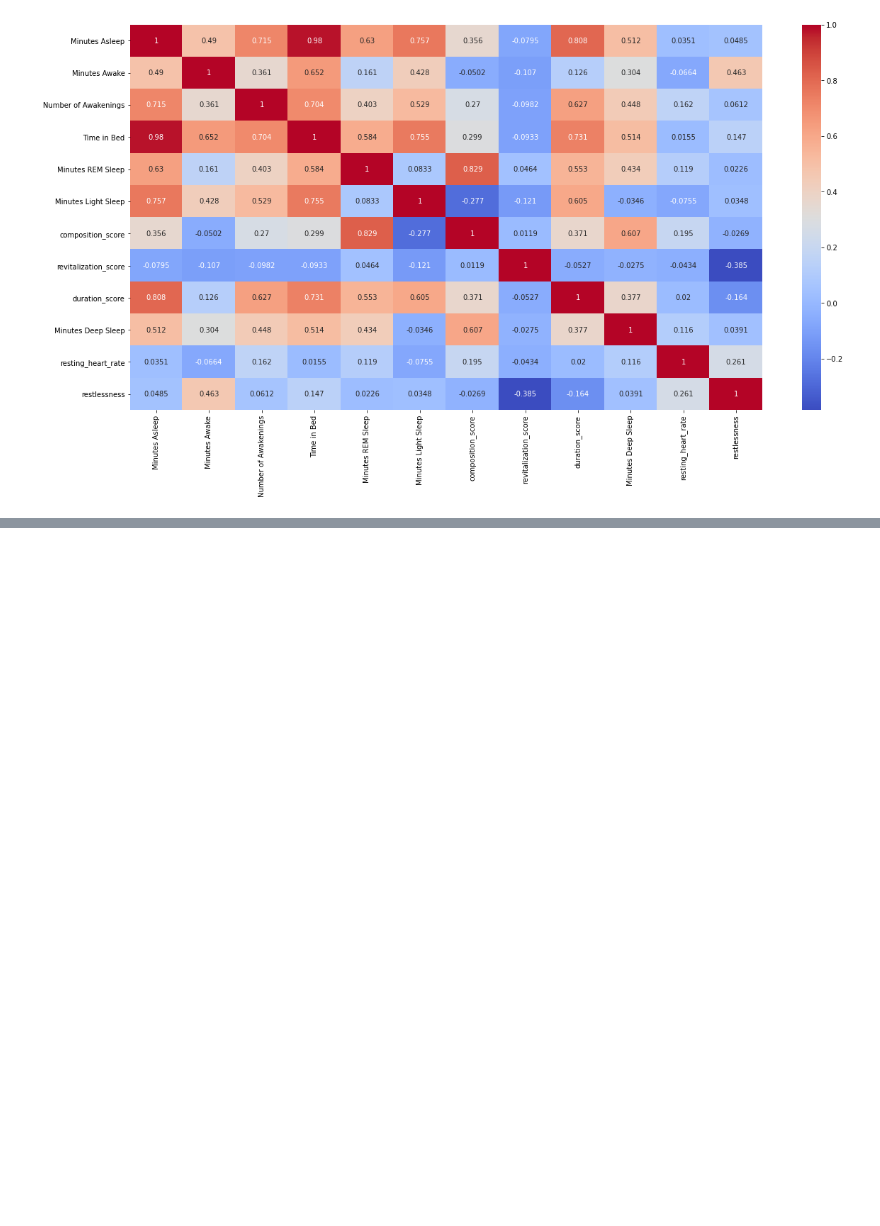
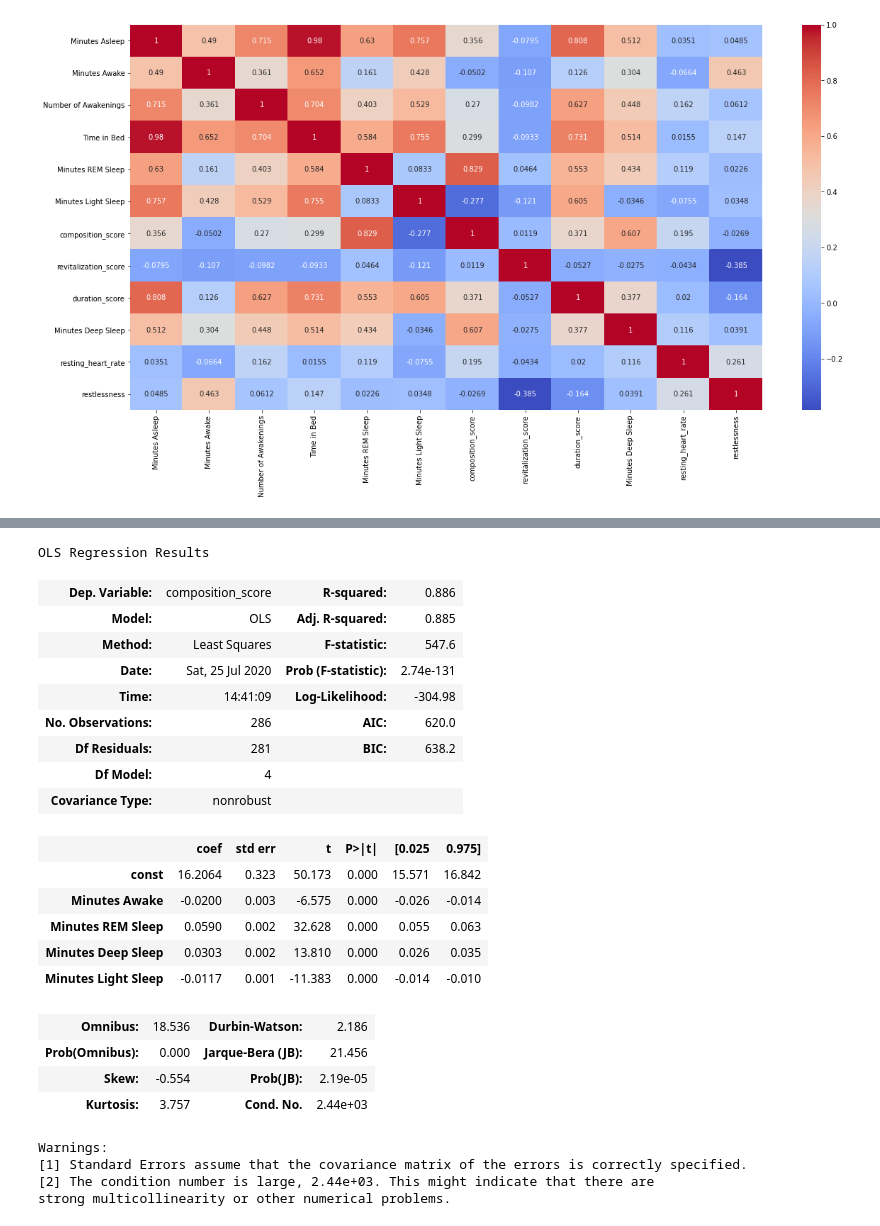
Before and after one commit to JoBe10/Fitbit-Sleep-Score, a Jupyter notebook: Sleep_Scores/Fitbit_Sleep_Score_Secret.ipynb, the cells around one changed output, grey strips where cells are left out. Cells and saved outputs as stored; diff of their text form; code cells hidden in the pictures; blank space fills up the shorter version.

```diff
--- a/Sleep_Scores/Fitbit_Sleep_Score_Secret.ipynb
+++ b/Sleep_Scores/Fitbit_Sleep_Score_Secret.ipynb
@@ -190,0 +263,31 @@ def plot_relationships(df, num_cols):
+# %%
+# Run a first regression and inspect the results
+X3 = sm.add_constant(composition_data[composition_data.columns[:4]])
+est_2 = sm.OLS(composition_data['composition_score'], X3)
+est3 = est_2.fit()
+est3.summary()
+# %% [output]
+OLS Regression Results
+| Dep. Variable: | composition_score | R-squared: | 0.886 |
+| Model: | OLS | Adj. R-squared: | 0.885 |
+| Method: | Least Squares | F-statistic: | 547.6 |
+| Date: | Sat, 25 Jul 2020 | Prob (F-statistic): | 2.74e-131 |
+| Time: | 14:41:09 | Log-Likelihood: | -304.98 |
+| No. Observations: | 286 | AIC: | 620.0 |
+| Df Residuals: | 281 | BIC: | 638.2 |
+| Df Model: | 4 |  |  |
+| Covariance Type: | nonrobust |  |  |
+|  | coef | std err | t | P>|t| | [0.025 | 0.975] |
+| const | 16.2064 | 0.323 | 50.173 | 0.000 | 15.571 | 16.842 |
+| Minutes Awake | -0.0200 | 0.003 | -6.575 | 0.000 | -0.026 | -0.014 |
+| Minutes REM Sleep | 0.0590 | 0.002 | 32.628 | 0.000 | 0.055 | 0.063 |
+| Minutes Deep Sleep | 0.0303 | 0.002 | 13.810 | 0.000 | 0.026 | 0.035 |
+| Minutes Light Sleep | -0.0117 | 0.001 | -11.383 | 0.000 | -0.014 | -0.010 |
+| Omnibus: | 18.536 | Durbin-Watson: | 2.186 |
+| Prob(Omnibus): | 0.000 | Jarque-Bera (JB): | 21.456 |
+| Skew: | -0.554 | Prob(JB): | 2.19e-05 |
+| Kurtosis: | 3.757 | Cond. No. | 2.44e+03 |
+Warnings:
+[1] Standard Errors assume that the covariance matrix of the errors is correctly specified.
+[2] The condition number is large, 2.44e+03. This might indicate that there are
+strong multicollinearity or other numerical problems.
```
Also changed, not shown: parts of 9 cells of this notebook.
